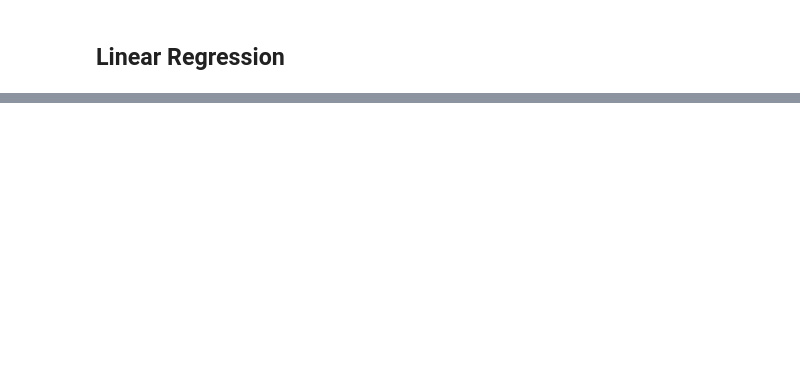
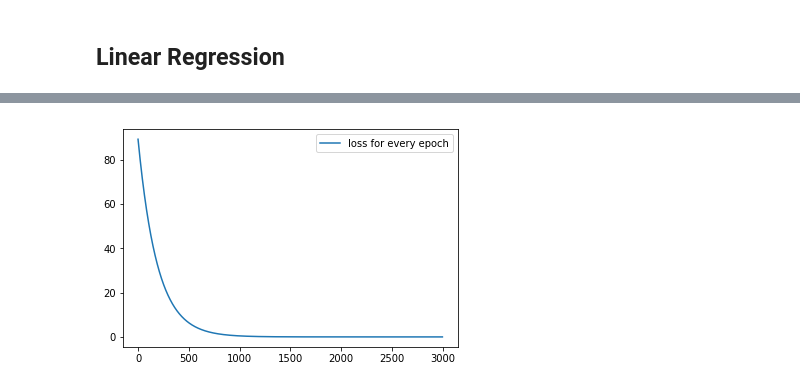
Before and after one commit to yananma/program, a Jupyter notebook: DL/PyTorch/Linear_Regression.ipynb, the cells around one changed output, grey strips where cells are left out. Saved outputs shown, nothing was run; the diff lists cells and outputs as text; code cells hidden in the pictures; blank space fills up the shorter version.

Commit message:
plot loss

```diff
--- a/DL/PyTorch/Linear_Regression.ipynb
+++ b/DL/PyTorch/Linear_Regression.ipynb
@@ -31,6 +31,7 @@ criterion = nn.MSELoss()
 optimizer = torch.optim.SGD(model.parameters(), lr=learning_rate)
 # %%
 # train
+loss_dict = []
 for epoch in range(num_epochs):
     inputs = torch.from_numpy(x_train)
     targets = torch.from_numpy(y_train)
@@ -44,5 +45,6 @@ for epoch in range(num_epochs):
     loss.backward()
     optimizer.step()
 
+    loss_dict.append(loss.item())
     if (epoch+1) % 100 == 0:
         print('Epoch [{}/{}], Loss: {:.4f}'.format(epoch+1, num_epochs, loss.item()))
@@ -63,3 +83,9 @@ plt.show()
+# %%
+plt.plot(loss_dict, label='loss for every epoch')
+plt.legend()
+plt.show()
+# %% [output]
+[figure, added]
 # %%
 # save the model checkpoint
 torch.save(model.state_dict(), 'model.ckpt')
```
Also changed, not shown: parts of 3 cells of this notebook.
